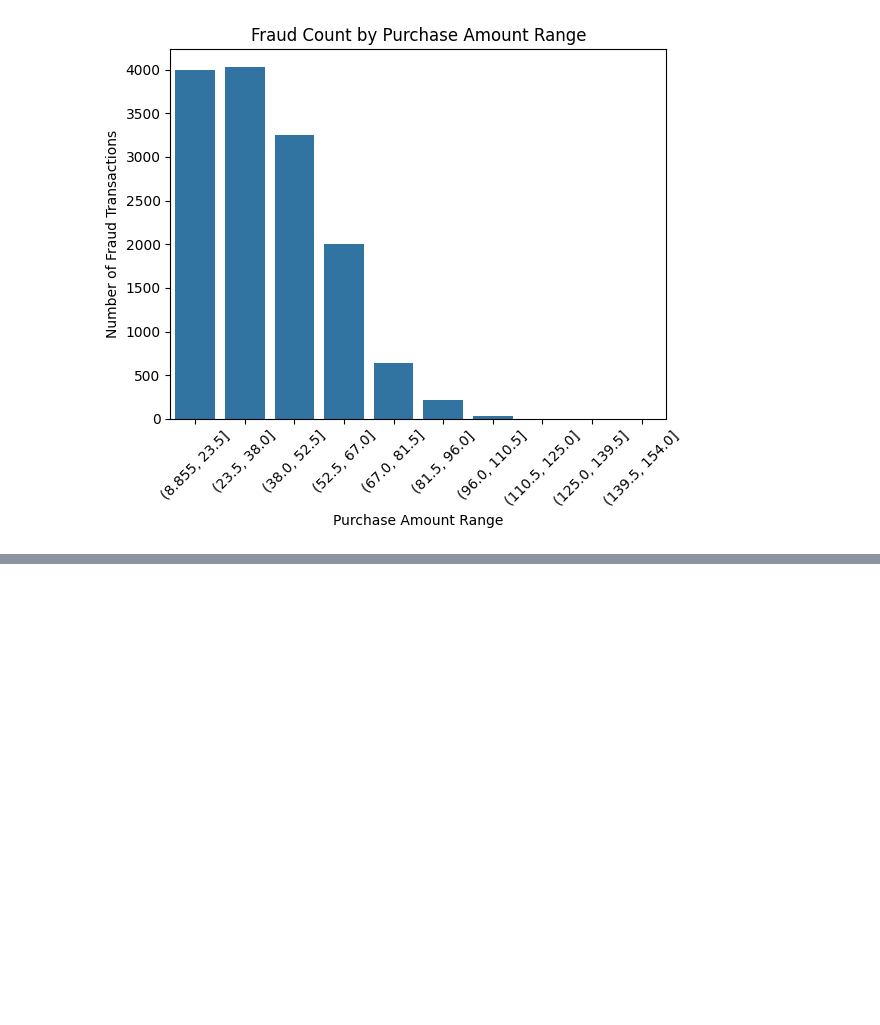
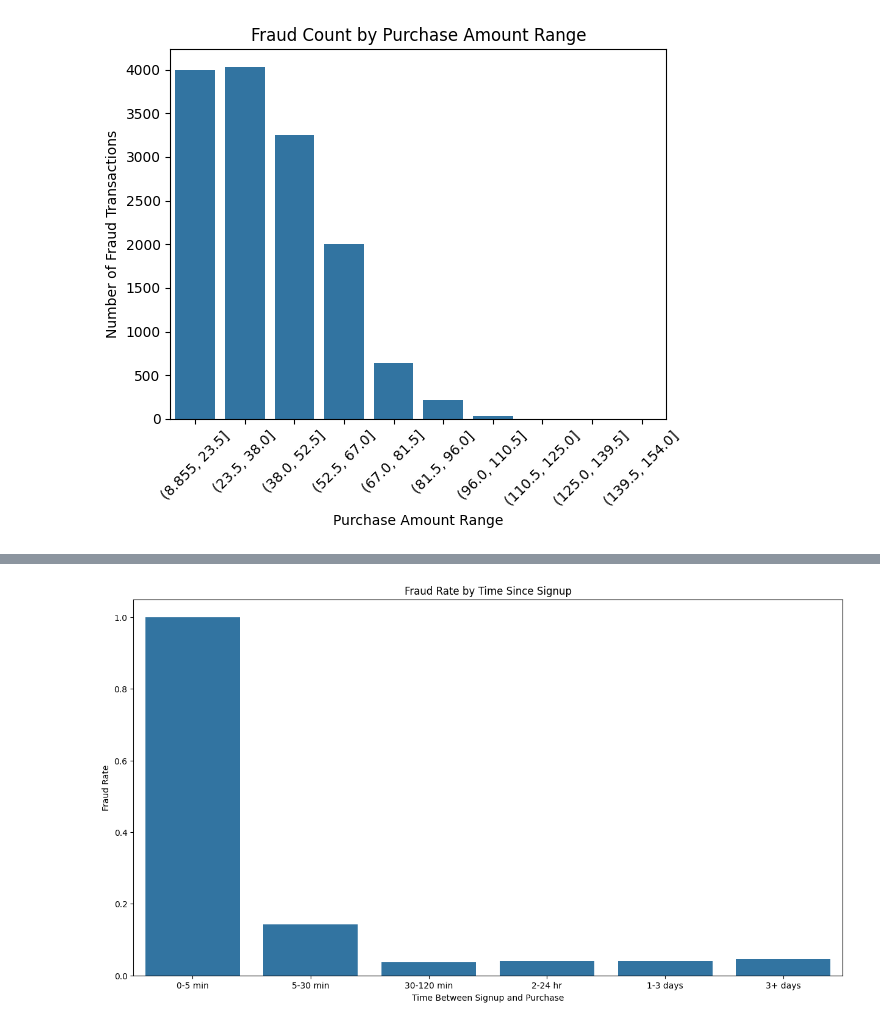
Before and after one commit to yohannes4321/Improved-detection-of-fraud-cases-for-e-commerce-and-bank-transactions, a Jupyter notebook: Nootbook/fraud_data.ipynb, the cells around one changed output, grey strips where cells are left out. Cells and saved outputs as stored; diff of their text form; code cells hidden in the pictures; blank space fills up the shorter version.

```diff
--- a/Nootbook/fraud_data.ipynb
+++ b/Nootbook/fraud_data.ipynb
@@ -125,0 +205,19 @@ fraud_data['ip_country'] = fraud_data['ip_address'].apply(detect_country_fast)
+# %%
+# Total transactions per bin
+df_total = df_duplicate.groupby('signup_purchase_bin').size().reset_index(name='total_count')
+
+# Merge with fraud counts
+df_summary = pd.merge(df_timesince_signup_fraud, df_total, on='signup_purchase_bin', how='left')
+
+# Compute fraud rate
+df_summary['fraud_rate'] = df_summary['fraud_count'] / df_summary['total_count']
+
+# Plot fraud rate
+plt.figure(figsize=(15, 8))
+sns.barplot(data=df_summary, x='signup_purchase_bin', y='fraud_rate')
+plt.title('Fraud Rate by Time Since Signup')
+plt.xlabel('Time Between Signup and Purchase')
+plt.ylabel('Fraud Rate')
+plt.show()
+# %% [output]
+[figure, added]
```
Also changed, not shown: parts of 7 cells of this notebook.
